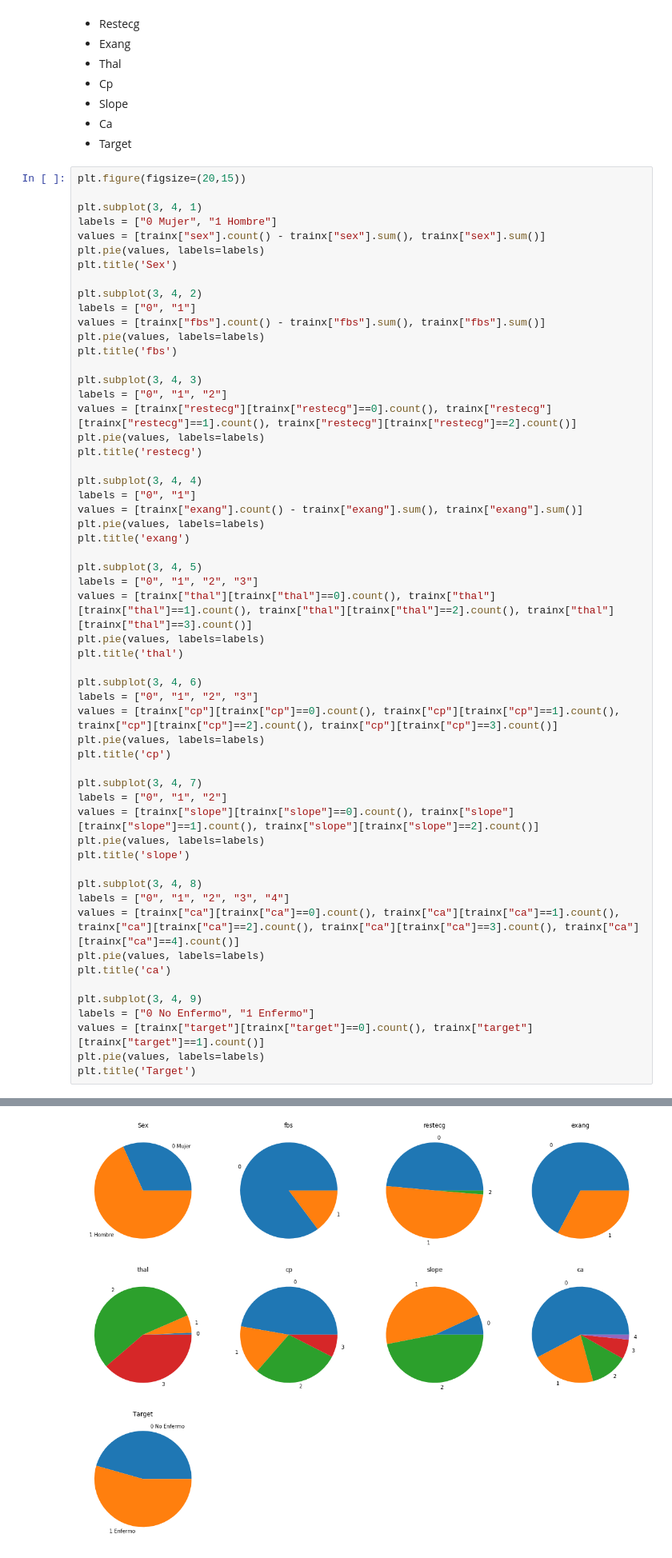
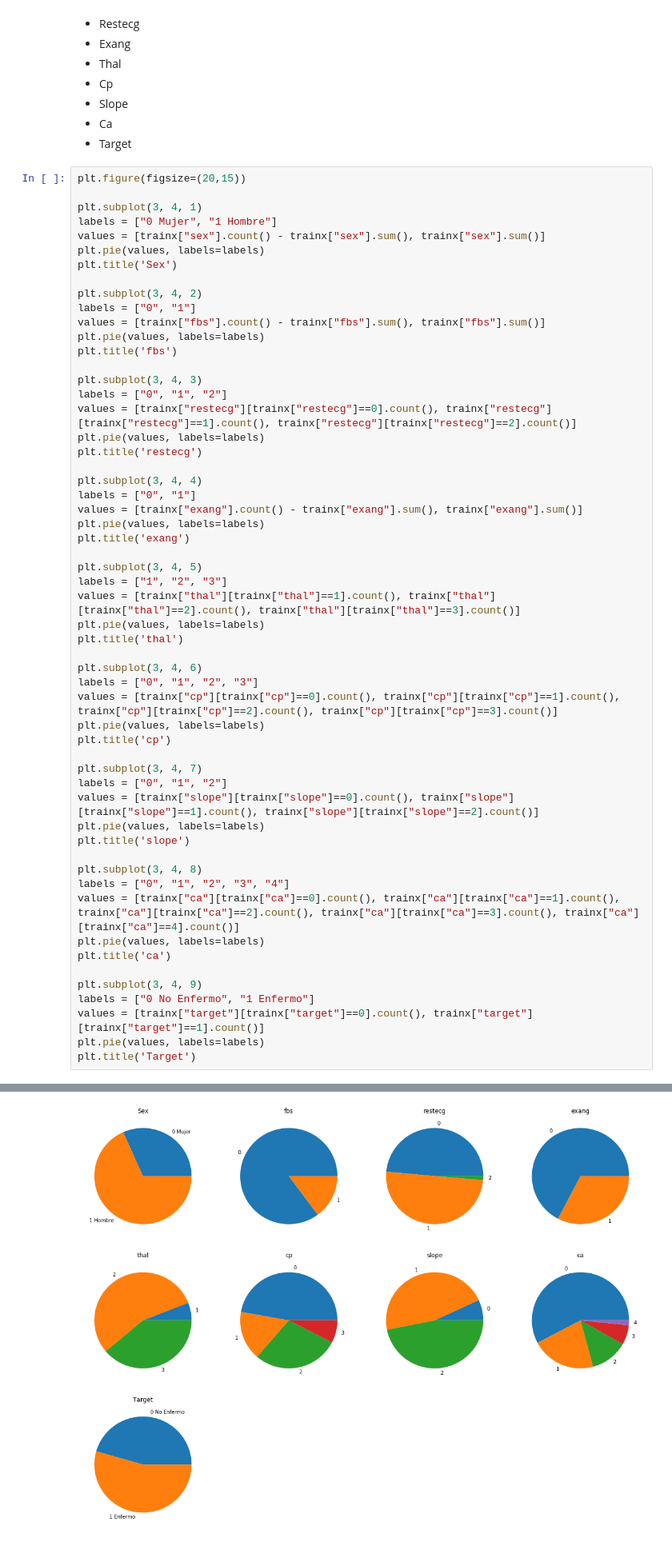
Before and after one commit to Rajahn/Heart-Desease, a Jupyter notebook: AHeartDisease.ipynb, the cells around one changed output, grey strips where cells are left out. Shown: that part at 80% size. Saved outputs shown, nothing was run; the diff lists cells and outputs as text.

```diff
--- a/AHeartDisease.ipynb
+++ b/AHeartDisease.ipynb
@@ -319,37 +309,37 @@ plt.pie(values, labels=labels)
 plt.title('exang')
 
 plt.subplot(3, 4, 5)
-labels = ["0", "1", "2", "3"]
-values = [trainx["thal"][trainx["thal"]==0].count(), trainx["thal"][trainx["thal"]==1].count(), trainx["thal"][trainx["thal"]==2].count(), trainx["thal"][trainx["thal"]==3].count()]
+labels = ["1", "2", "3"]
+values = [trainx["thal"][trainx["thal"]==1].count(), trainx["thal"][trainx["thal"]==2].count(), trainx["thal"][trainx["thal"]==3].count()]
 plt.pie(values, labels=labels)
 plt.title('thal')
 
 plt.subplot(3, 4, 6)
 labels = ["0", "1", "2", "3"]
 values = [trainx["cp"][trainx["cp"]==0].count(), trainx["cp"][trainx["cp"]==1].count(), trainx["cp"][trainx["cp"]==2].count(), trainx["cp"][trainx["cp"]==3].count()]
 plt.pie(values, labels=labels)
 plt.title('cp')
 
 plt.subplot(3, 4, 7)
 labels = ["0", "1", "2"]
 values = [trainx["slope"][trainx["slope"]==0].count(), trainx["slope"][trainx["slope"]==1].count(), trainx["slope"][trainx["slope"]==2].count()]
 plt.pie(values, labels=labels)
 plt.title('slope')
 
 plt.subplot(3, 4, 8)
 labels = ["0", "1", "2", "3", "4"]
 values = [trainx["ca"][trainx["ca"]==0].count(), trainx["ca"][trainx["ca"]==1].count(), trainx["ca"][trainx["ca"]==2].count(), trainx["ca"][trainx["ca"]==3].count(), trainx["ca"][trainx["ca"]==4].count()]
 plt.pie(values, labels=labels)
 plt.title('ca')
 
 plt.subplot(3, 4, 9)
 labels = ["0 No Enfermo", "1 Enfermo"]
 values = [trainx["target"][trainx["target"]==0].count(), trainx["target"][trainx["target"]==1].count()]
 plt.pie(values, labels=labels)
 plt.title('Target')
 # %% [output]
 Text(0.5,1,'Target')
-[figure, old version]
+[figure, new version]
 # %% [markdown]
 # División del conjunto de datos
 <h2>80% para entrenamiento y 20% para pruebas</h2>
```
Also changed, not shown: parts of 15 cells of this notebook.
